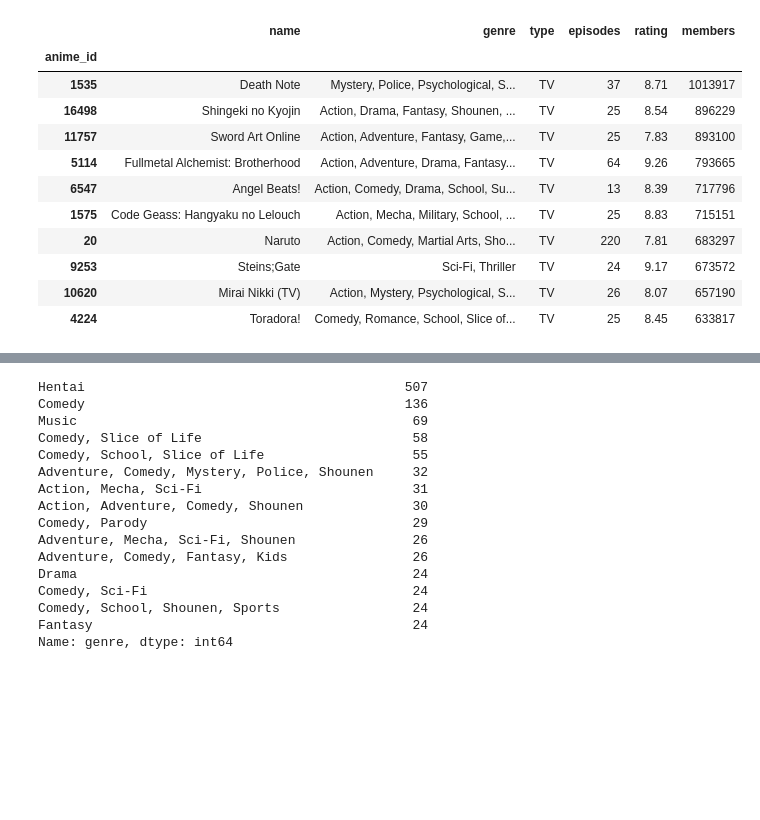
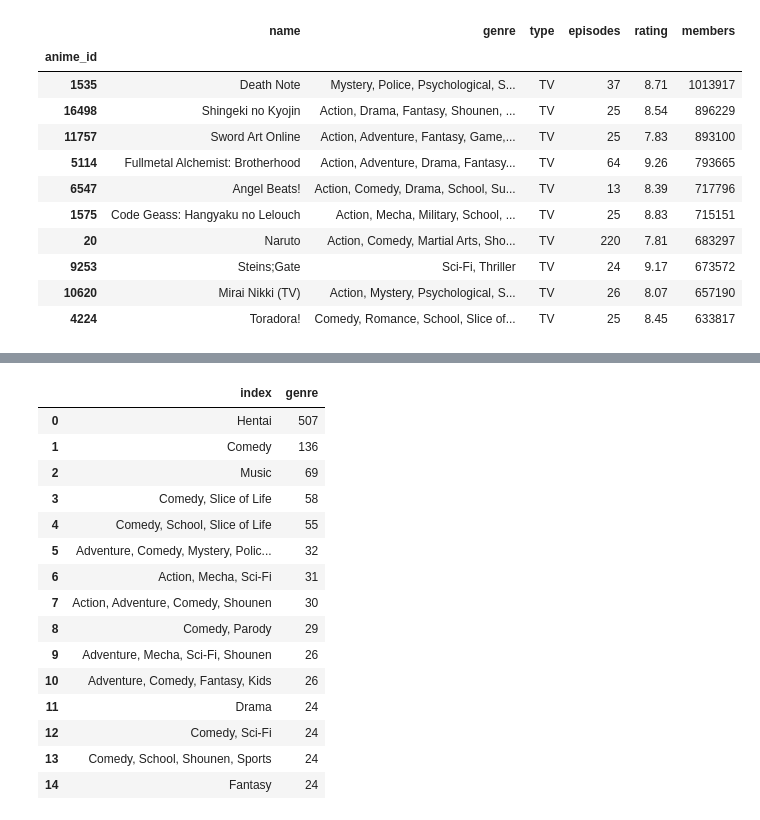
Before and after one commit to ErnestaTum/-Python_mokymai, a Jupyter notebook: baigiamasis_darbas.ipynb, the cells around one changed output, grey strips where cells are left out. Cells and saved outputs as stored; diff of their text form; code cells hidden in the pictures; blank space fills up the shorter version.

```diff
--- a/baigiamasis_darbas.ipynb
+++ b/baigiamasis_darbas.ipynb
@@ -207,20 +211,24 @@ top_10_combined[top_10_combined['result'] == True]
 # %%
 genre_count = final_data ['genre'].value_counts().nlargest(n=15, keep = "all")
-genre_count
+df=pd.DataFrame(genre_count)
+
+df = df.reset_index()
+
+df
 # %% [output]
-Hentai                                         507
-Comedy                                         136
-Music                                           69
-Comedy, Slice of Life                           58
-Comedy, School, Slice of Life                   55
-Adventure, Comedy, Mystery, Police, Shounen     32
-Action, Mecha, Sci-Fi                           31
-Action, Adventure, Comedy, Shounen              30
-Comedy, Parody                                  29
-Adventure, Mecha, Sci-Fi, Shounen               26
-Adventure, Comedy, Fantasy, Kids                26
-Drama                                           24
-Comedy, Sci-Fi                                  24
-Comedy, School, Shounen, Sports                 24
-Fantasy                                         24
-Name: genre, dtype: int64
+|  | index | genre |
+| 0 | Hentai | 507 |
+| 1 | Comedy | 136 |
+| 2 | Music | 69 |
+| 3 | Comedy, Slice of Life | 58 |
+| 4 | Comedy, School, Slice of Life | 55 |
+| 5 | Adventure, Comedy, Mystery, Polic... | 32 |
+| 6 | Action, Mecha, Sci-Fi | 31 |
+| 7 | Action, Adventure, Comedy, Shounen | 30 |
+| 8 | Comedy, Parody | 29 |
+| 9 | Adventure, Mecha, Sci-Fi, Shounen | 26 |
+| 10 | Adventure, Comedy, Fantasy, Kids | 26 |
+| 11 | Drama | 24 |
+| 12 | Comedy, Sci-Fi | 24 |
+| 13 | Comedy, School, Shounen, Sports | 24 |
+| 14 | Fantasy | 24 |
```
Also changed, not shown: parts of 10 cells of this notebook, 1 other file.
